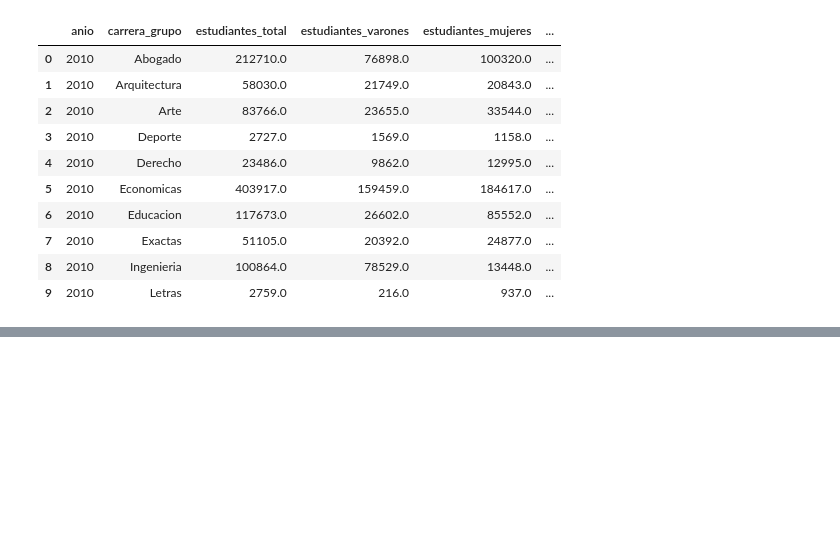
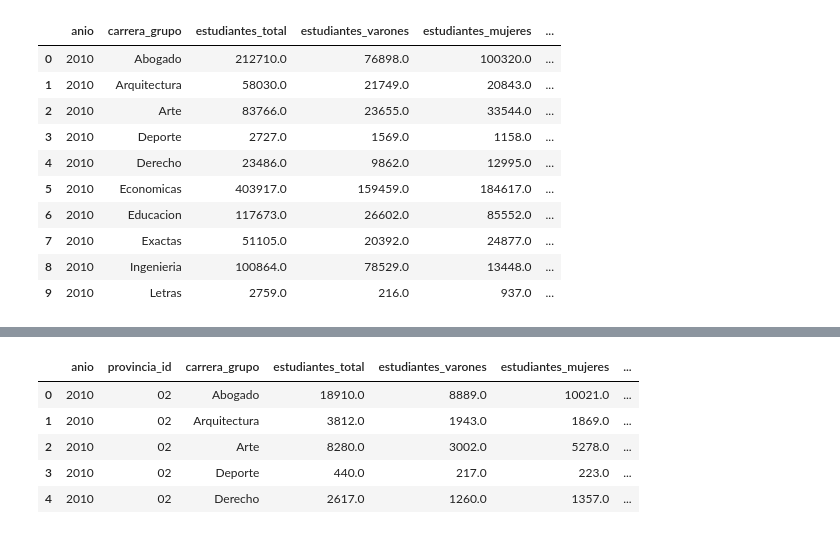
Before and after one commit to chicasentec/viz-carreras-nexjournal, a Jupyter notebook: etl-next-journal.ipynb, the cells around one changed output, grey strips where cells are left out. Cells and saved outputs as stored; diff of their text form; code cells hidden in the pictures; blank space fills up the shorter version.

```diff
--- a/etl-next-journal.ipynb
+++ b/etl-next-journal.ipynb
@@ -98,0 +162,12 @@ df_evolucion_carrera.to_csv("data/output/carreras_evolucion_genero.csv", encodin
+# %%
+df_evolucion_universidades = df_universidades_merged.groupby(["anio","provincia_id","carrera_grupo"]).sum()
+df_evolucion_universidades = df_evolucion_universidades[variables]
+df_evolucion_universidades = df_evolucion_universidades.reset_index()
+df_evolucion_universidades.head()
+# %% [output]
+|  | anio | provincia_id | carrera_grupo | estudiantes_total | estudiantes_varones | estudiantes_mujeres | ... |
+| 0 | 2010 | 02 | Abogado | 18910.0 | 8889.0 | 10021.0 | ... |
+| 1 | 2010 | 02 | Arquitectura | 3812.0 | 1943.0 | 1869.0 | ... |
+| 2 | 2010 | 02 | Arte | 8280.0 | 3002.0 | 5278.0 | ... |
+| 3 | 2010 | 02 | Deporte | 440.0 | 217.0 | 223.0 | ... |
+| 4 | 2010 | 02 | Derecho | 2617.0 | 1260.0 | 1357.0 | ... |
```
Also changed, not shown: parts of 17 cells of this notebook, 1 other file.
